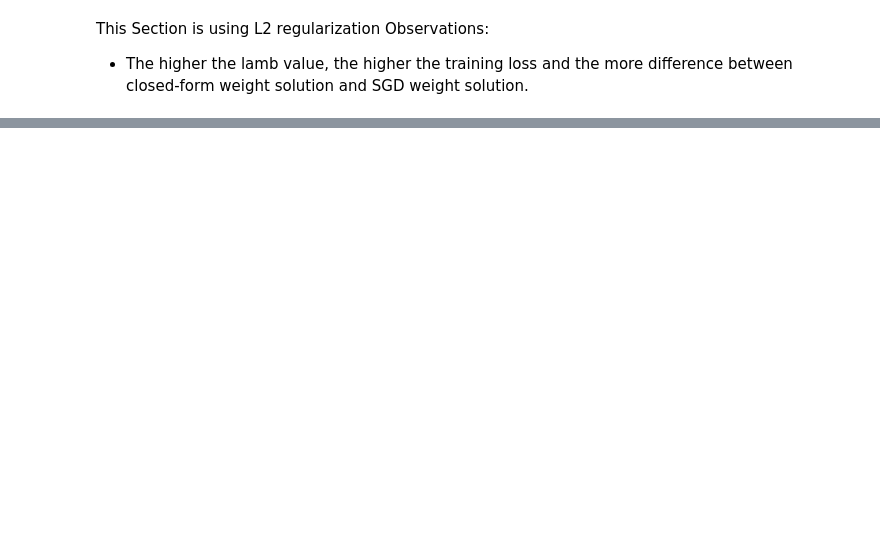
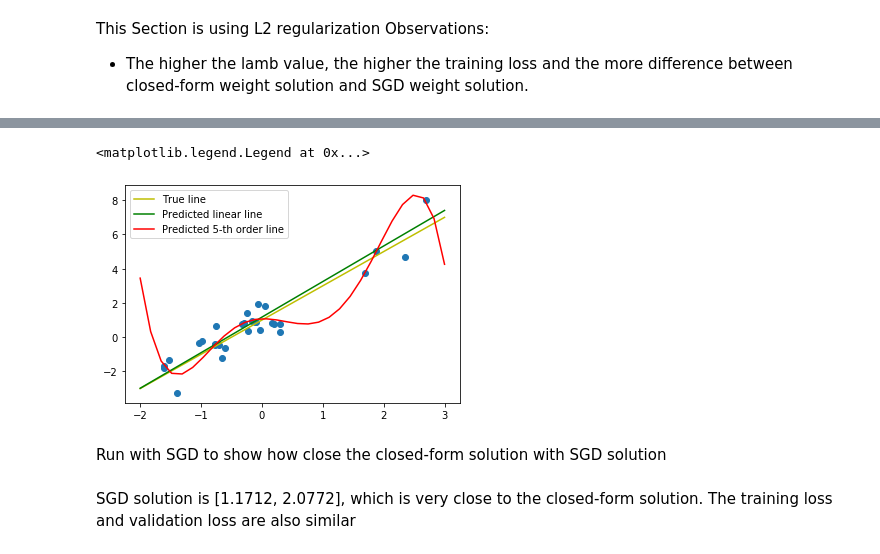
Before and after one commit to chuducthang77/pytorch-soft-actor-critic, a Jupyter notebook: approximation.ipynb, the cells around one changed output, grey strips where cells are left out. Saved outputs shown, nothing was run; the diff lists cells and outputs as text; code cells hidden in the pictures; blank space fills up the shorter version.

```diff
--- a/approximation.ipynb
+++ b/approximation.ipynb
@@ -297,0 +240,10 @@ KeyboardInterrupt:
+# %%
+# Separate the train and the valid
+x_train = x_ones[:25,]
+y_train = y[:25,]
+
+x_valid = x_ones[25:,]
+y_valid = y[25:,]
+
+poly_x_train = poly_x_ones[:25,]
+poly_x_valid = poly_x_ones[25:,]
@@ -297,0 +262,9 @@ KeyboardInterrupt:
+# %%
+w_hat = torch.matmul(torch.matmul(torch.inverse(torch.matmul(x_train.T, x_train)), x_train.T), y_train)
+print('w_hat: ', w_hat)
+y_train_predicted = torch.matmul(x_train, w_hat)
+loss = torch.nn.functional.mse_loss(y_train_predicted, y_train)
+print('train loss: ', loss)
+y_valid_predicted = torch.matmul(x_valid, w_hat)
+loss = torch.nn.functional.mse_loss(y_valid_predicted, y_valid)
+print('val loss: ', loss)
@@ -297,0 +278,9 @@ KeyboardInterrupt:
+# %%
+poly_w_hat = torch.matmul(torch.matmul(torch.inverse(torch.matmul(poly_x_train.T, poly_x_train)), poly_x_train.T), y_train)
+print('poly_w_hat: ', poly_w_hat)
+poly_y_train_predicted = torch.matmul(poly_x_train, poly_w_hat)
+poly_train_loss = torch.nn.functional.mse_loss(poly_y_train_predicted, y_train)
+print('poly train loss: ', poly_train_loss)
+poly_y_valid_predicted = torch.matmul(poly_x_valid, poly_w_hat)
+poly_val_loss = torch.nn.functional.mse_loss(poly_y_valid_predicted, y_valid)
+print('poly val loss: ', poly_val_loss)
@@ -297,0 +302,22 @@ KeyboardInterrupt:
+# %%
+# x, y here simply for visualization
+x_plot = torch.linspace(-2, 3, steps = 30)
+x_plot = x_plot.resize_((x_plot.size(0), 1))
+plot_size = x_plot.size()
+x_plot_ones = torch.cat((torch.ones(plot_size), x_plot), 1)
+poly_x_plot_ones = torch.cat((torch.ones(plot_size), x_plot, x_plot**2, x_plot**3,x_plot**4,x_plot**5),1)
+y_plot = torch.matmul(x_plot_ones, true_w)
+
+plt.clf()
+plt.scatter(x, y)
+plt.plot(x_plot, y_plot, color='y', label='True line')
+plt.plot(x_plot, torch.matmul(x_plot_ones, w_hat), color='g', label='Predicted linear line')
+plt.plot(x_plot, torch.matmul(poly_x_plot_ones, poly_w_hat), color='r', label='Predicted 5-th order line')
+plt.legend(loc='best')
+# %% [output]
+<matplotlib.legend.Legend at 0x...>
+[figure, added]
+# %% [markdown]
+Run with SGD to show how close the closed-form solution with SGD solution
+# %% [markdown]
+SGD solution is [1.1712, 2.0772], which is very close to the closed-form solution. The training loss and validation loss are also similar
```
Also changed, not shown: parts of 22 cells of this notebook, 2 other files.
